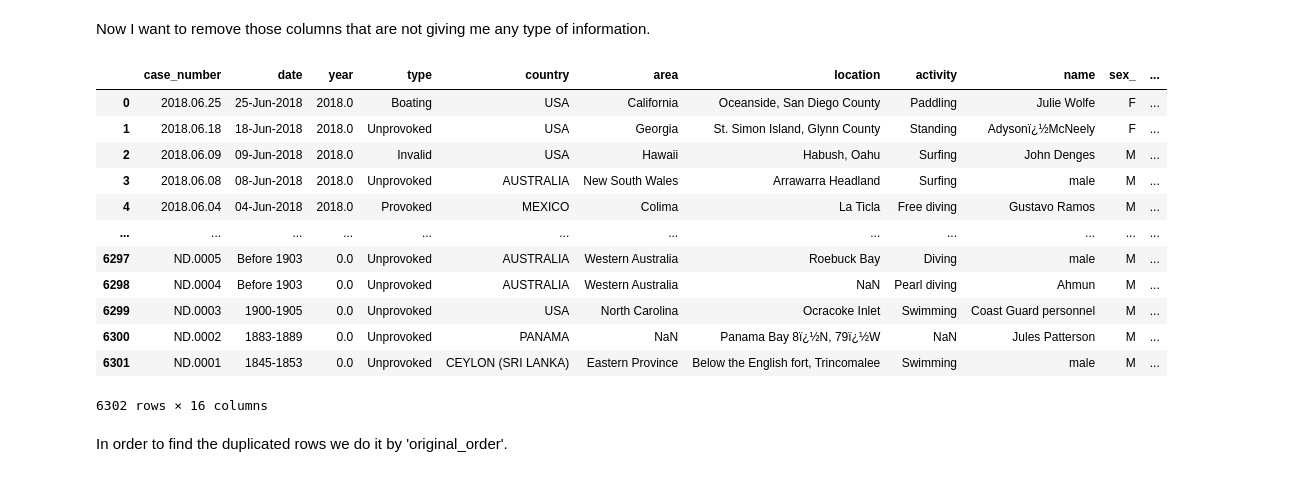
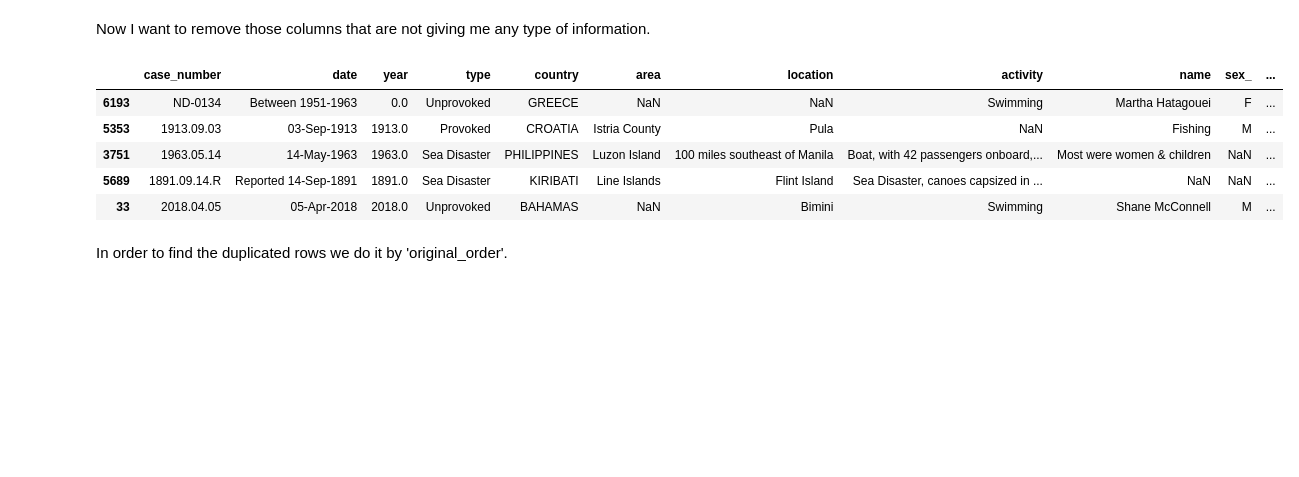
Before and after one commit to niniet98/PROJECT-I, a Jupyter notebook: src/cleaning.ipynb, the cells around one changed output. Cells and saved outputs as stored; diff of their text form; code cells hidden in the pictures; blank space fills up the shorter version.

```diff
--- a/src/cleaning.ipynb
+++ b/src/cleaning.ipynb
@@ -100,21 +100,14 @@ print(attacks_subset.shape)
 Now I want to remove those columns that are not giving me any type of information.
 # %%
 attacks_subset = attacks_subset.drop(columns=['pdf', 'href_formula', 'href', 'case_number.1', 'case_number.2', 'original_order', 'unnamed:_22', 'unnamed:_23'])
-attacks_subset
+attacks_subset.sample(5)
 # %% [output]
 |  | case_number | date | year | type | country | area | location | activity | name | sex_ | ... |
-| 0 | 2018.06.25 | 25-Jun-2018 | 2018.0 | Boating | USA | California | Oceanside, San Diego County | Paddling | Julie Wolfe | F | ... |
-| 1 | 2018.06.18 | 18-Jun-2018 | 2018.0 | Unprovoked | USA | Georgia | St. Simon Island, Glynn County | Standing | Adysonï¿½McNeely | F | ... |
-| 2 | 2018.06.09 | 09-Jun-2018 | 2018.0 | Invalid | USA | Hawaii | Habush, Oahu | Surfing | John Denges | M | ... |
-| 3 | 2018.06.08 | 08-Jun-2018 | 2018.0 | Unprovoked | AUSTRALIA | New South Wales | Arrawarra Headland | Surfing | male | M | ... |
-| 4 | 2018.06.04 | 04-Jun-2018 | 2018.0 | Provoked | MEXICO | Colima | La Ticla | Free diving | Gustavo Ramos | M | ... |
-| ... | ... | ... | ... | ... | ... | ... | ... | ... | ... | ... | ... |
-| 6297 | ND.0005 | Before 1903 | 0.0 | Unprovoked | AUSTRALIA | Western Australia | Roebuck Bay | Diving | male | M | ... |
-| 6298 | ND.0004 | Before 1903 | 0.0 | Unprovoked | AUSTRALIA | Western Australia | NaN | Pearl diving | Ahmun | M | ... |
-| 6299 | ND.0003 | 1900-1905 | 0.0 | Unprovoked | USA | North Carolina | Ocracoke Inlet | Swimming | Coast Guard personnel | M | ... |
-| 6300 | ND.0002 | 1883-1889 | 0.0 | Unprovoked | PANAMA | NaN | Panama Bay 8ï¿½N, 79ï¿½W | NaN | Jules Patterson | M | ... |
-| 6301 | ND.0001 | 1845-1853 | 0.0 | Unprovoked | CEYLON (SRI LANKA) | Eastern Province | Below the English fort, Trincomalee | Swimming | male | M | ... |
+| 6193 | ND-0134 | Between 1951-1963 | 0.0 | Unprovoked | GREECE | NaN | NaN | Swimming | Martha Hatagouei | F | ... |
+| 5353 | 1913.09.03 | 03-Sep-1913 | 1913.0 | Provoked | CROATIA | Istria County | Pula | NaN | Fishing | M | ... |
+| 3751 | 1963.05.14 | 14-May-1963 | 1963.0 | Sea Disaster | PHILIPPINES | Luzon Island | 100 miles southeast of Manila | Boat, with 42 passengers onboard,... | Most were women & children | NaN | ... |
+| 5689 | 1891.09.14.R | Reported 14-Sep-1891 | 1891.0 | Sea Disaster | KIRIBATI | Line Islands | Flint Island | Sea Disaster, canoes capsized in ... | NaN | NaN | ... |
+| 33 | 2018.04.05 | 05-Apr-2018 | 2018.0 | Unprovoked | BAHAMAS | NaN | Bimini | Swimming | Shane McConnell | M | ... |
-6302 rows × 16 columns
 # %% [markdown]
 In order to find the duplicated rows we do it by 'original_order'.
 # %%
```
Also changed, not shown: parts of 5 cells of this notebook, 8 other files.
